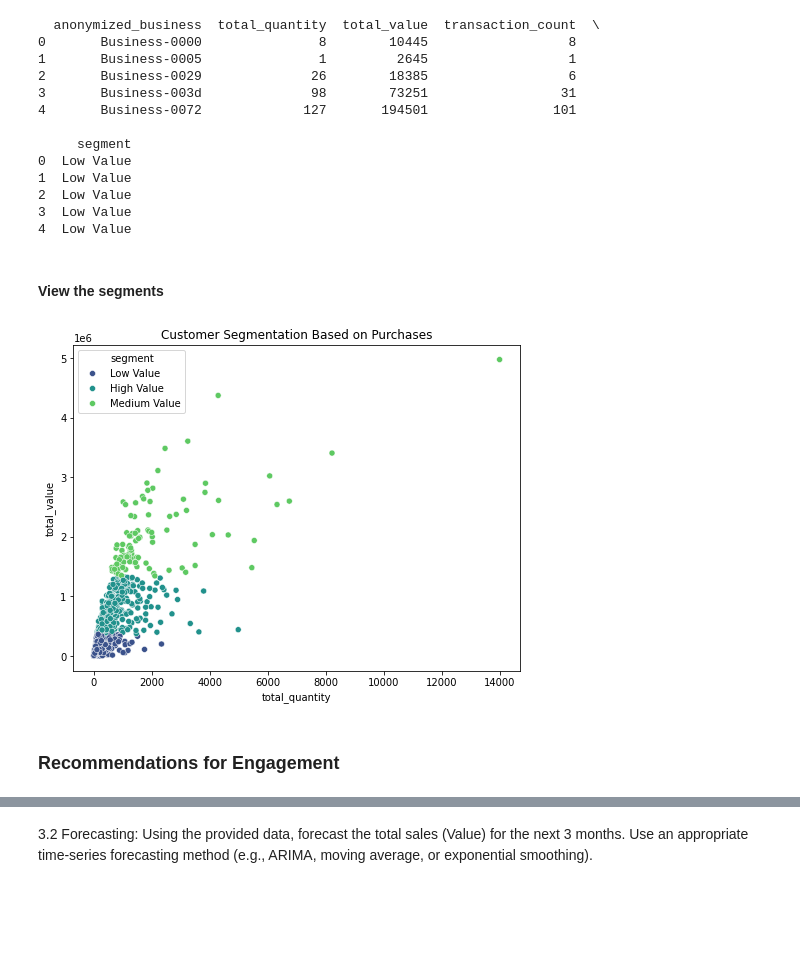
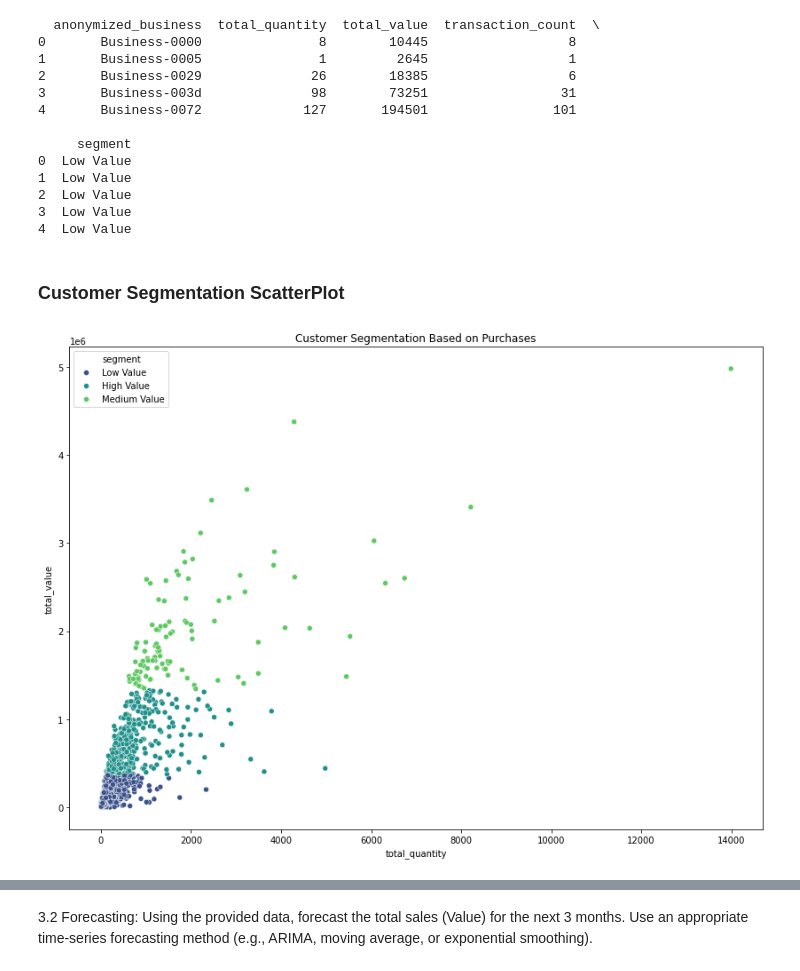
Before and after one commit to wambuiGicheha/kwanza_tukule_TechAssement, a Jupyter notebook: index.ipynb, the cells around one changed output, grey strips where cells are left out. Saved outputs shown, nothing was run; the diff lists cells and outputs as text; code cells hidden in the pictures; blank space fills up the shorter version.

```diff
--- a/index.ipynb
+++ b/index.ipynb
@@ -632,16 +742,14 @@ print(kt_business_df.head())
 2  Low Value
 3  Low Value
 4  Low Value
-# %% [markdown]
-#### View the segments
+# %% [markdown]
+### Customer Segmentation ScatterPlot
 # %%
 #using a scatterplot to visualize the clusters
-plt.figure(figsize=(8, 6))
+plt.figure(figsize=(14, 10))
 sns.scatterplot(data=kt_business_df, x="total_quantity", y="total_value", hue="segment", palette="viridis")
 plt.title("Customer Segmentation Based on Purchases")
 plt.show()
 # %% [output]
-[figure, old version]
+[figure, new version]
-# %% [markdown]
-### Recommendations for Engagement
 # %% [markdown]
```
Also changed, not shown: parts of 46 cells of this notebook.
